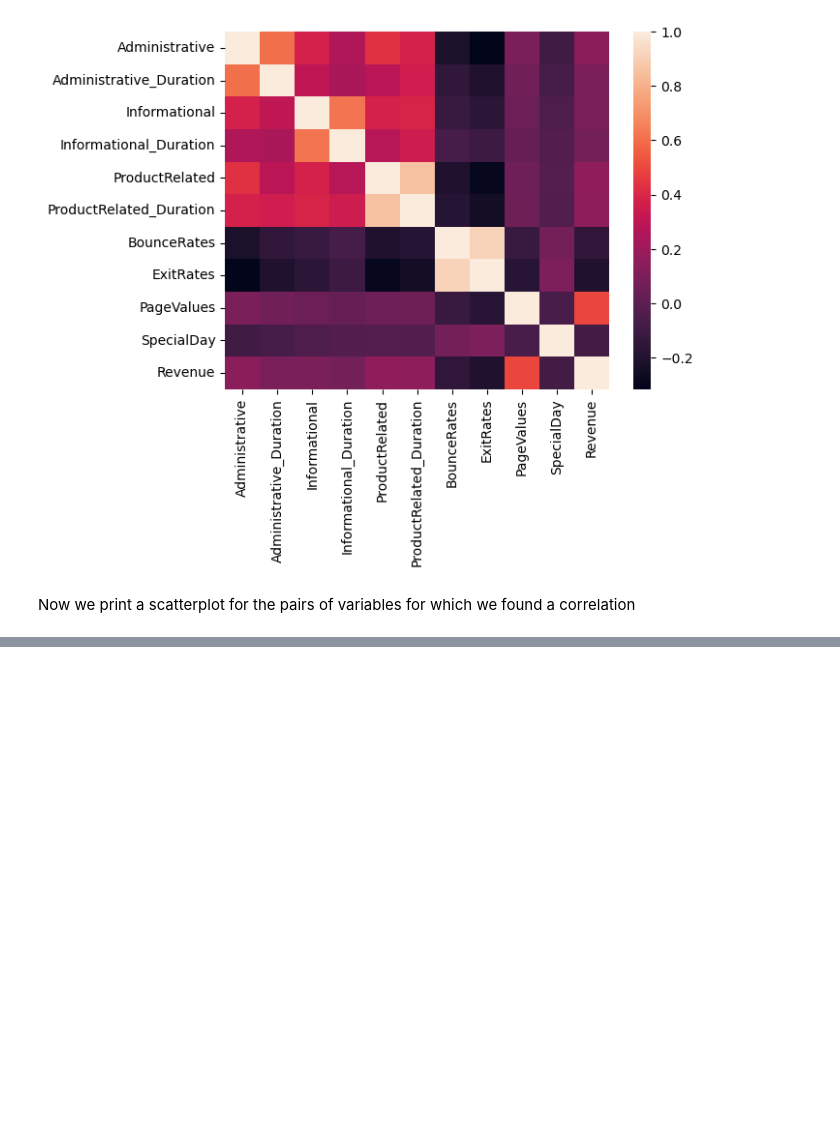
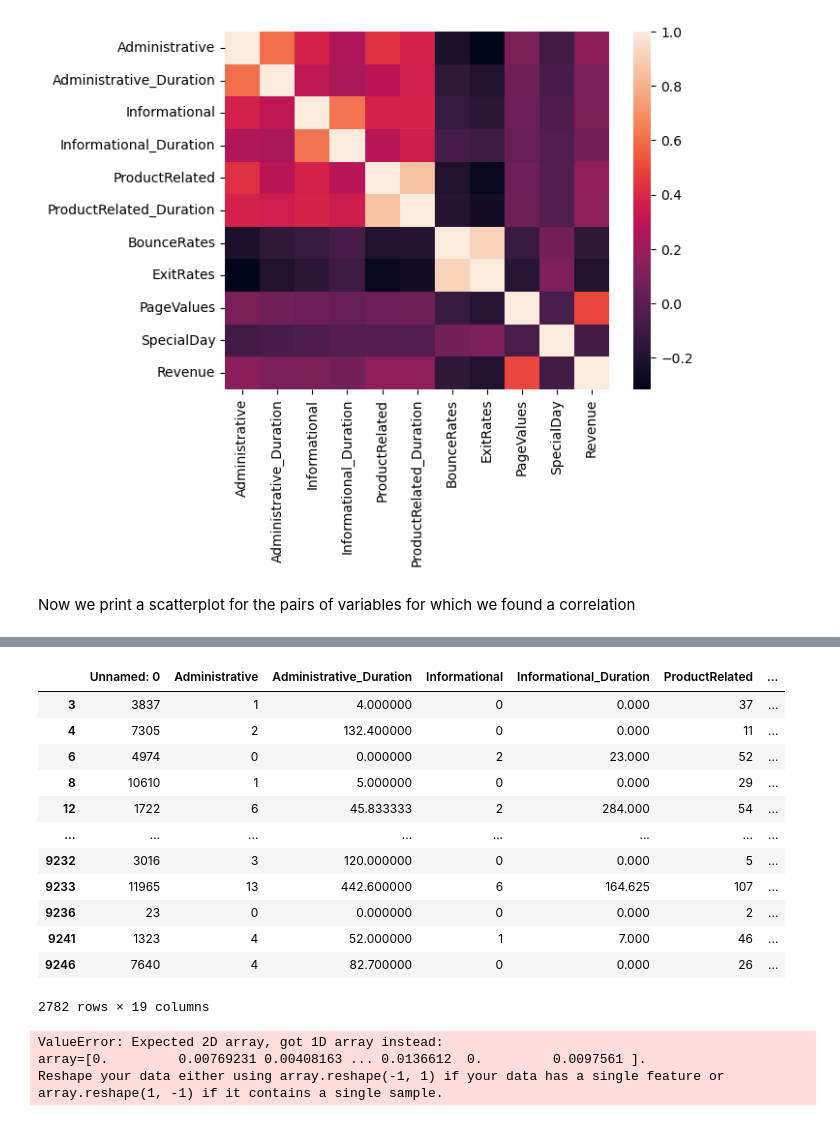
Before and after one commit to sararesta/ML-Homework, a Jupyter notebook: Margiotta_Resta_ML_HW.ipynb, the cells around one changed output, grey strips where cells are left out. Cells and saved outputs as stored; diff of their text form; code cells hidden in the pictures; blank space fills up the shorter version.

```diff
--- a/Margiotta_Resta_ML_HW.ipynb
+++ b/Margiotta_Resta_ML_HW.ipynb
@@ -439,0 +540,30 @@ plt.plot([x1, x2], [y1, y2], color='b')
+# %%
+# Prediction of missing values
+training_set_missing['ExitRates'].value = beta_hat_0 + beta_hat_1*training_set_missing['BounceRates']
+training_set_missing
+# %% [output]
+|  | Unnamed: 0 | Administrative | Administrative_Duration | Informational | Informational_Duration | ProductRelated | ... |
+| 3 | 3837 | 1 | 4.000000 | 0 | 0.000 | 37 | ... |
+| 4 | 7305 | 2 | 132.400000 | 0 | 0.000 | 11 | ... |
+| 6 | 4974 | 0 | 0.000000 | 2 | 23.000 | 52 | ... |
+| 8 | 10610 | 1 | 5.000000 | 0 | 0.000 | 29 | ... |
+| 12 | 1722 | 6 | 45.833333 | 2 | 284.000 | 54 | ... |
+| ... | ... | ... | ... | ... | ... | ... | ... |
+| 9232 | 3016 | 3 | 120.000000 | 0 | 0.000 | 5 | ... |
+| 9233 | 11965 | 13 | 442.600000 | 6 | 164.625 | 107 | ... |
+| 9236 | 23 | 0 | 0.000000 | 0 | 0.000 | 2 | ... |
+| 9241 | 1323 | 4 | 52.000000 | 1 | 7.000 | 46 | ... |
+| 9246 | 7640 | 4 | 82.700000 | 0 | 0.000 | 26 | ... |
+2782 rows × 19 columns
+# %%
+X_fetures = ['TV', 'Radio', 'Newspaper']
+X = adv_data[X_fetures].to_numpy()  # X.shape = [200, 3]
+y = adv_data['Sales'].to_numpy()
+from sklearn.linear_model import LinearRegression # 1- model selection
+model = LinearRegression(fit_intercept=True)       # 2- hyperparams
+model.fit(X, y)                                    # 3- model fitting
+y_predict = model.predict(X)                       # 4- model testing
+# %% [output]
+ValueError: Expected 2D array, got 1D array instead:
+array=[0.         0.00769231 0.00408163 ... 0.0136612  0.         0.0097561 ].
+Reshape your data either using array.reshape(-1, 1) if your data has a single feature or array.reshape(1, -1) if it contains a single sample.
```
Also changed, not shown: parts of 25 cells of this notebook.
